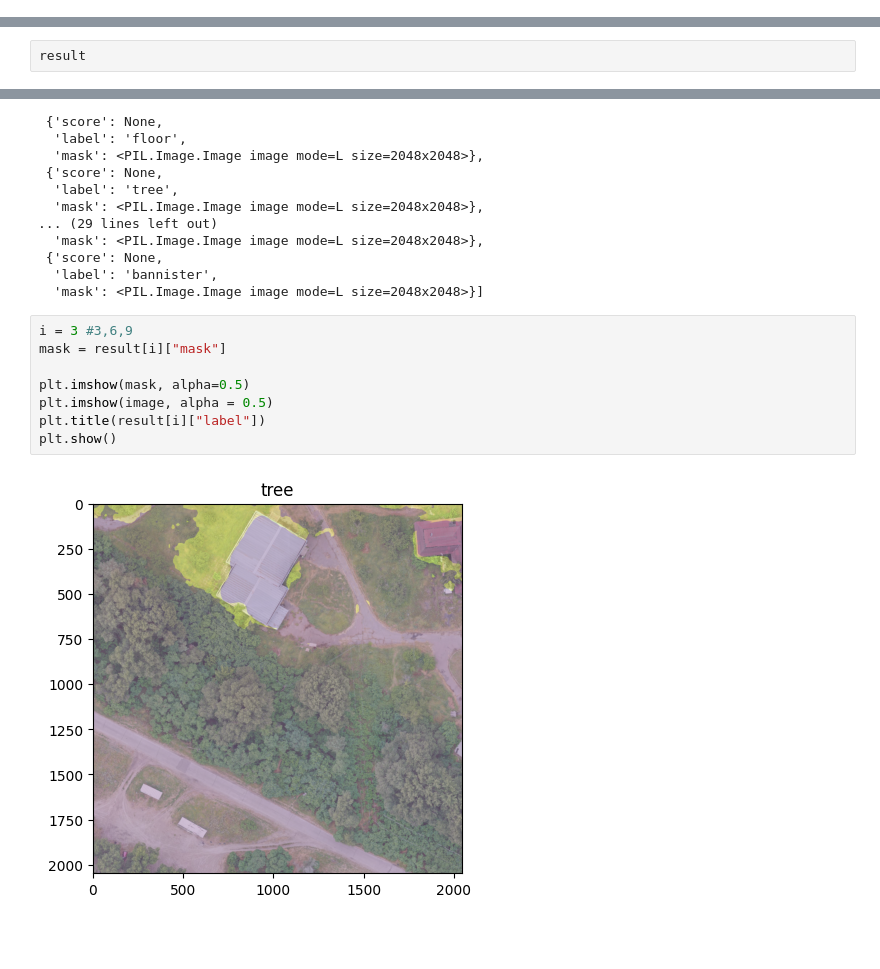
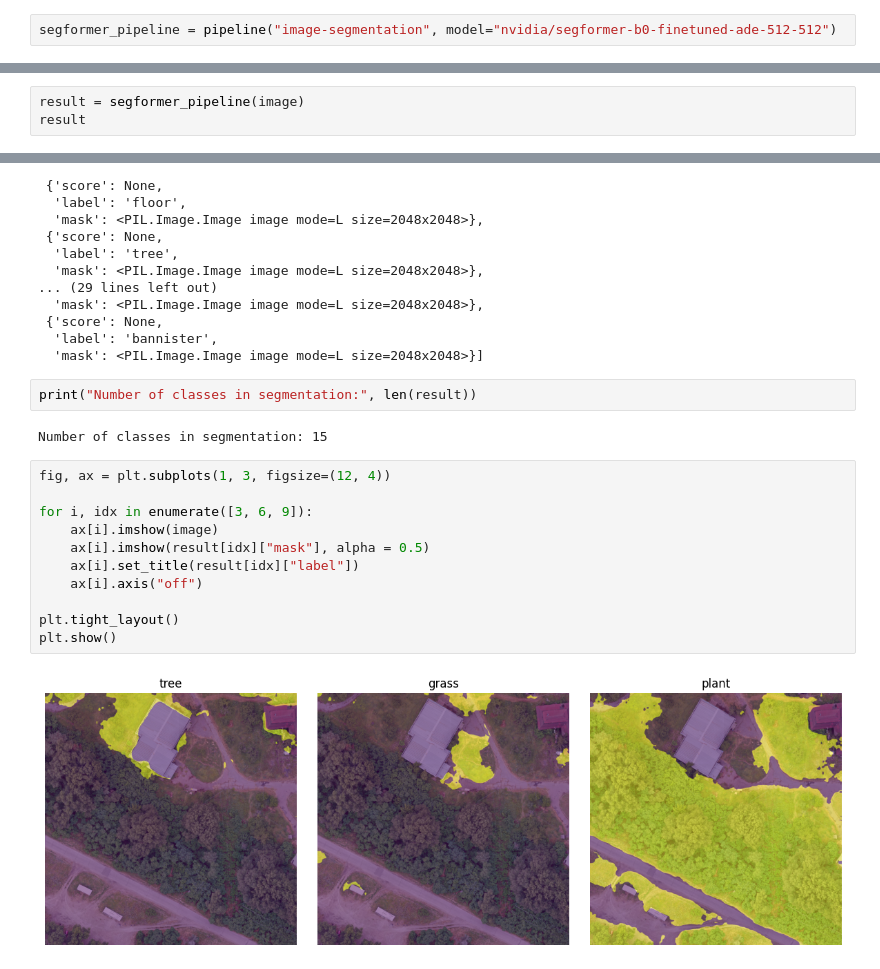
Before and after one commit to audiracmichelle/huggingface_workshop, a Jupyter notebook: huggingface_workshop.ipynb, the cells around one changed output, grey strips where cells are left out. Cells and saved outputs as stored; diff of their text form; blank space fills up the shorter version.

```diff
--- a/huggingface_workshop.ipynb
+++ b/huggingface_workshop.ipynb
@@ -274,0 +376,2 @@ Device set to use cpu
+# %%
+segformer_pipeline = pipeline("image-segmentation", model="nvidia/segformer-b0-finetuned-ade-512-512")
@@ -275,4 +380,5 @@ Device set to use cpu
 # %%
+result = segformer_pipeline(image)
 result
 # %% [output]
 [{'score': None,
@@ -292,13 +398,20 @@ result
  {'score': None,
   'label': 'bannister',
   'mask': <PIL.Image.Image image mode=L size=2048x2048>}]
+# %%
+print("Number of classes in segmentation:", len(result))
+# %% [output]
+Number of classes in segmentation: 15
 # %%
-i = 3 #3,6,9
-mask = result[i]["mask"]
+fig, ax = plt.subplots(1, 3, figsize=(12, 4))
 
-plt.imshow(mask, alpha=0.5)
-plt.imshow(image, alpha = 0.5)
-plt.title(result[i]["label"])
+for i, idx in enumerate([3, 6, 9]):
+    ax[i].imshow(image)
+    ax[i].imshow(result[idx]["mask"], alpha = 0.5)
+    ax[i].set_title(result[idx]["label"])
+    ax[i].axis("off")
+
+plt.tight_layout()
 plt.show()
 # %% [output]
-[figure, old version]
+[figure, new version]
```
Also changed, not shown: parts of 29 cells of this notebook.
